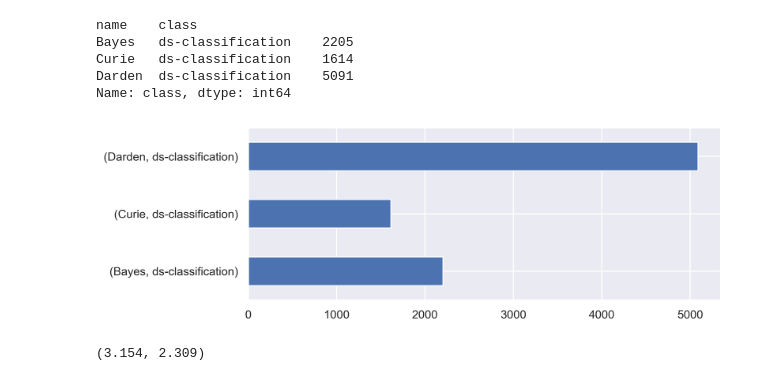
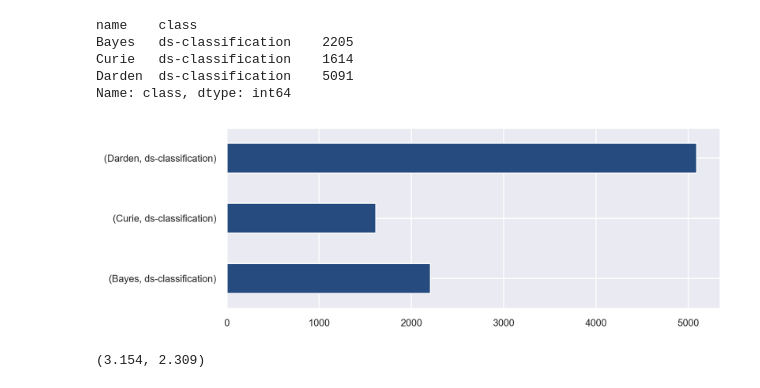
Before and after one commit to Kalpana-duo/project_anomaly, a Jupyter notebook: final_report.ipynb, the cells around one changed output. Drawn from its saved outputs; the diff is of its cells as text; code cells hidden in the pictures.

```diff
--- a/final_report.ipynb
+++ b/final_report.ipynb
@@ -346,15 +346,16 @@ Name: class, dtype: int64
 # %%
 # classification by Cohort
 
 plt.figure(figsize=(8, 3))
+sns.set(font_scale = 0.8, palette = "crest_r")
 
 ds1[ds1['class'] == 'ds-classification'].groupby('name')['class'].value_counts().plot.barh()
 
 # plt.title() ?
 plt.ylabel(None)
 plt.show()
 # %% [output]
-[figure, old version]
+[figure, new version]
 # %%
 # calculating difference
 
```
